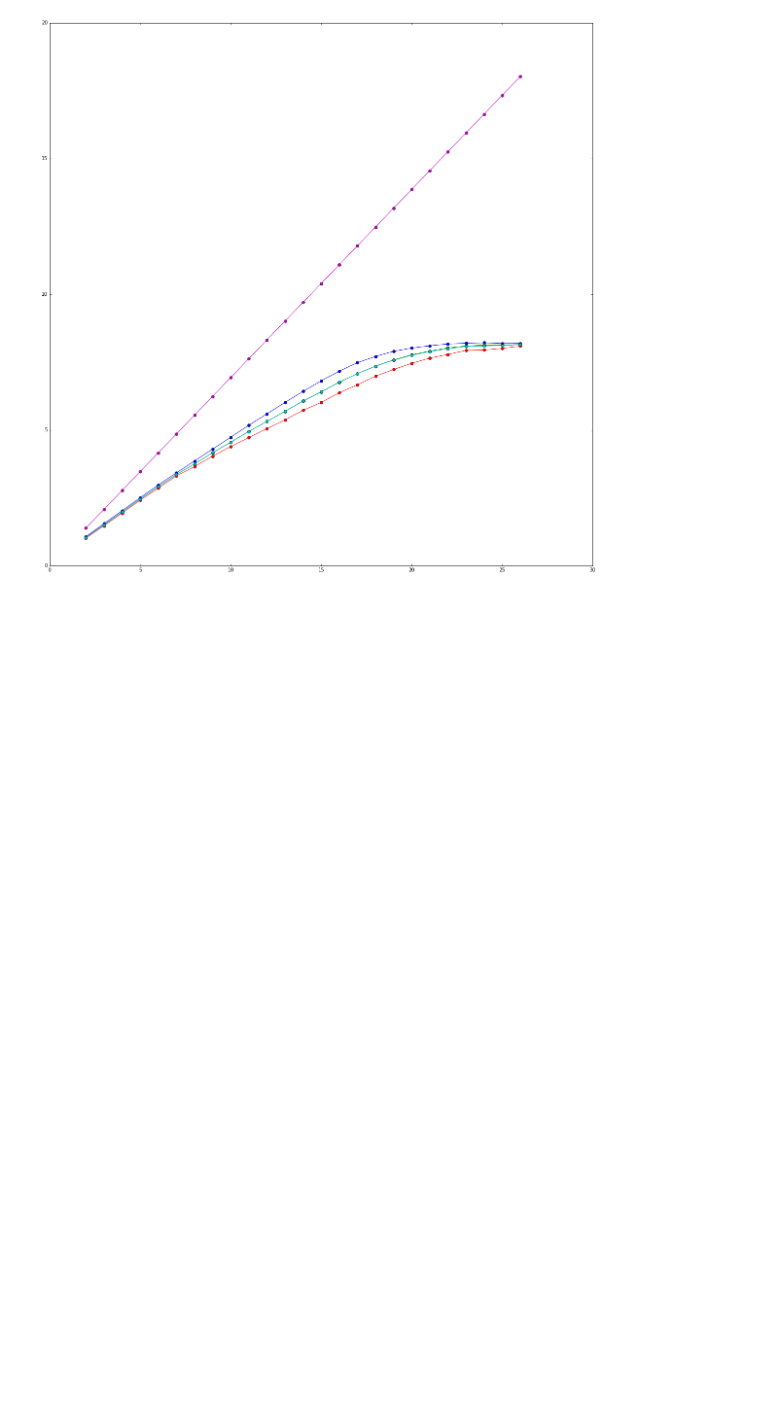
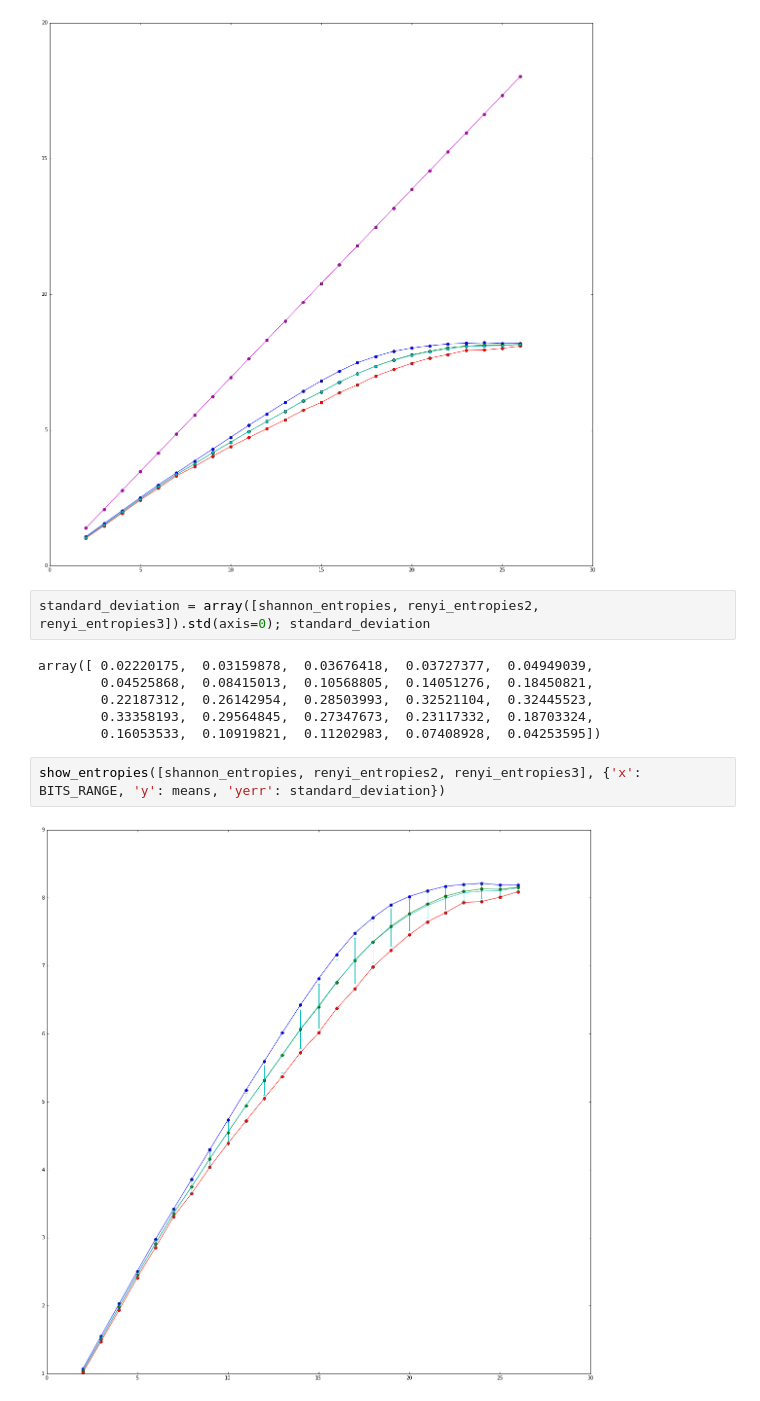
Before and after one commit to char-lie/physical-informatics, a Jupyter notebook: Lab1/lab1.ipynb, the cells around one changed output. Drawn from its saved outputs; the diff is of its cells as text; blank space fills up the shorter version.

Commit message:
Displaying charts of entropies with errors

```diff
--- a/Lab1/lab1.ipynb
+++ b/Lab1/lab1.ipynb
@@ -64,3 +64,15 @@ renyi_entropies3_chaos = [-log((2**n) * (2**(-3*n)))/2 for n in BITS_RANGE]
 show_entropies([shannon_entropies, renyi_entropies2, renyi_entropies3, means, shannon_entropies_chaos])
 # %% [output]
 [figure]
+# %%
+standard_deviation = array([shannon_entropies, renyi_entropies2, renyi_entropies3]).std(axis=0); standard_deviation
+# %% [output]
+array([ 0.02220175,  0.03159878,  0.03676418,  0.03727377,  0.04949039,
+        0.04525868,  0.08415013,  0.10568805,  0.14051276,  0.18450821,
+        0.22187312,  0.26142954,  0.28503993,  0.32521104,  0.32445523,
+        0.33358193,  0.29564845,  0.27347673,  0.23117332,  0.18703324,
+        0.16053533,  0.10919821,  0.11202983,  0.07408928,  0.04253595])
+# %%
+show_entropies([shannon_entropies, renyi_entropies2, renyi_entropies3], {'x': BITS_RANGE, 'y': means, 'yerr': standard_deviation})
+# %% [output]
+[figure, added]
```
